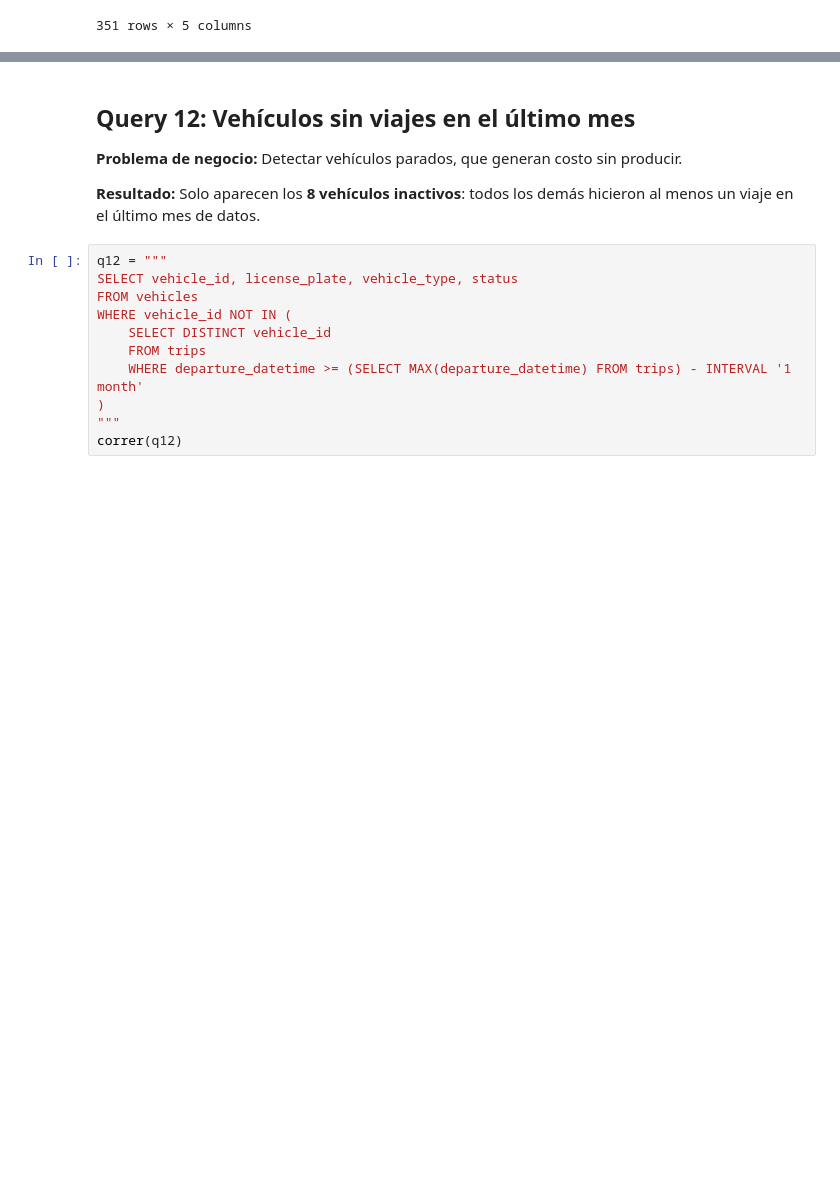
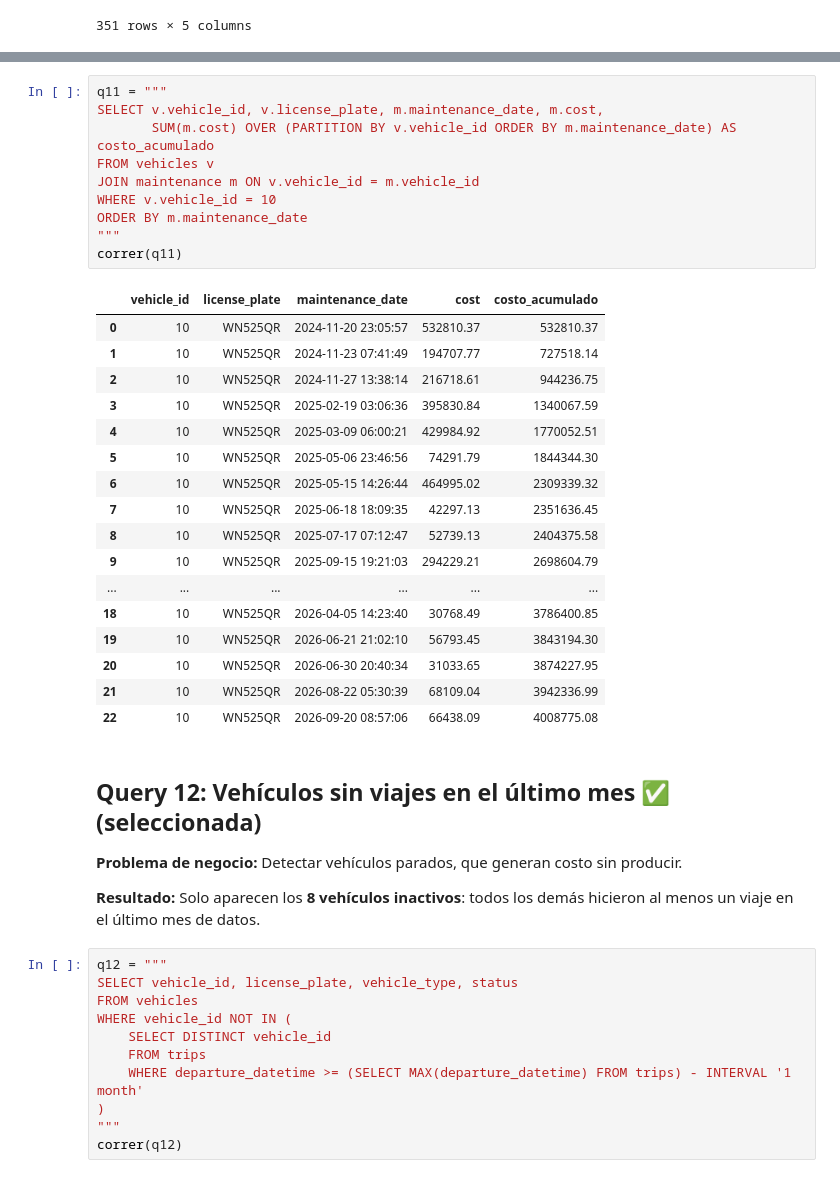
Before and after one commit to agusblopezt-ux/ProyectoM2_AgustinaLopezTorres, a Jupyter notebook: 1. Notebooks/Avance_2_SQLAnalysis.ipynb, the cells around one changed output, grey strips where cells are left out. Cells and saved outputs as stored; diff of their text form; blank space fills up the shorter version.

```diff
--- a/1. Notebooks/Avance_2_SQLAnalysis.ipynb
+++ b/1. Notebooks/Avance_2_SQLAnalysis.ipynb
@@ -265,5 +351,33 @@ correr(q9)
+# %%
+q11 = """
+SELECT v.vehicle_id, v.license_plate, m.maintenance_date, m.cost,
+       SUM(m.cost) OVER (PARTITION BY v.vehicle_id ORDER BY m.maintenance_date) AS costo_acumulado
+FROM vehicles v
+JOIN maintenance m ON v.vehicle_id = m.vehicle_id
+WHERE v.vehicle_id = 10
+ORDER BY m.maintenance_date
+"""
+correr(q11)
+# %% [output]
+|  | vehicle_id | license_plate | maintenance_date | cost | costo_acumulado |
+| 0 | 10 | WN525QR | 2024-11-20 23:05:57 | 532810.37 | 532810.37 |
+| 1 | 10 | WN525QR | 2024-11-23 07:41:49 | 194707.77 | 727518.14 |
+| 2 | 10 | WN525QR | 2024-11-27 13:38:14 | 216718.61 | 944236.75 |
+| 3 | 10 | WN525QR | 2025-02-19 03:06:36 | 395830.84 | 1340067.59 |
+| 4 | 10 | WN525QR | 2025-03-09 06:00:21 | 429984.92 | 1770052.51 |
+| 5 | 10 | WN525QR | 2025-05-06 23:46:56 | 74291.79 | 1844344.30 |
+| 6 | 10 | WN525QR | 2025-05-15 14:26:44 | 464995.02 | 2309339.32 |
+| 7 | 10 | WN525QR | 2025-06-18 18:09:35 | 42297.13 | 2351636.45 |
+| 8 | 10 | WN525QR | 2025-07-17 07:12:47 | 52739.13 | 2404375.58 |
+| 9 | 10 | WN525QR | 2025-09-15 19:21:03 | 294229.21 | 2698604.79 |
+| ... | ... | ... | ... | ... | ... |
+| 18 | 10 | WN525QR | 2026-04-05 14:23:40 | 30768.49 | 3786400.85 |
+| 19 | 10 | WN525QR | 2026-06-21 21:02:10 | 56793.45 | 3843194.30 |
+| 20 | 10 | WN525QR | 2026-06-30 20:40:34 | 31033.65 | 3874227.95 |
+| 21 | 10 | WN525QR | 2026-08-22 05:30:39 | 68109.04 | 3942336.99 |
+| 22 | 10 | WN525QR | 2026-09-20 08:57:06 | 66438.09 | 4008775.08 |
 # %% [markdown]
-## Query 12: Vehículos sin viajes en el último mes
+## Query 12: Vehículos sin viajes en el último mes ✅ (seleccionada)
 **Problema de negocio:** Detectar vehículos parados, que generan costo sin producir.
 
 **Resultado:** Solo aparecen los **8 vehículos inactivos**: todos los demás hicieron al menos un viaje en el último mes de datos.
```
Also changed, not shown: parts of 23 cells of this notebook, 4 other files.
